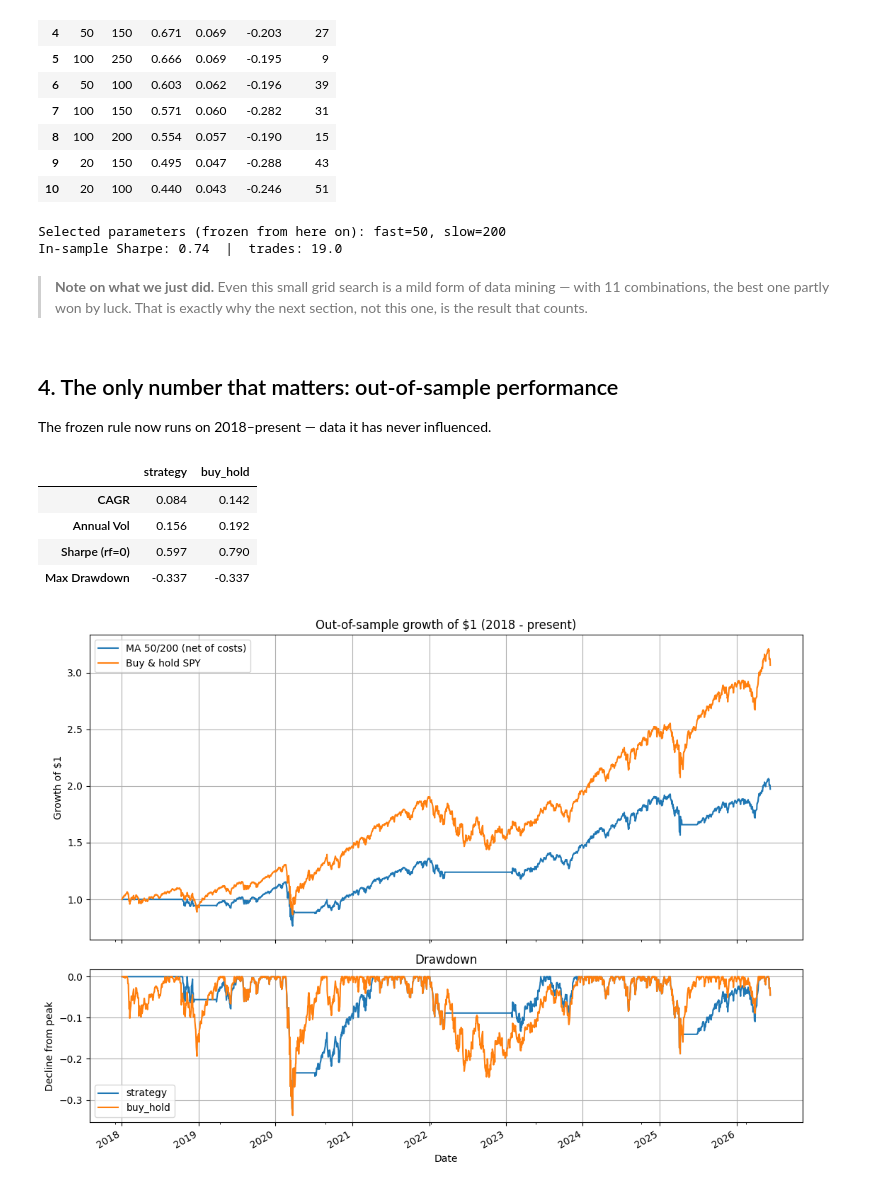
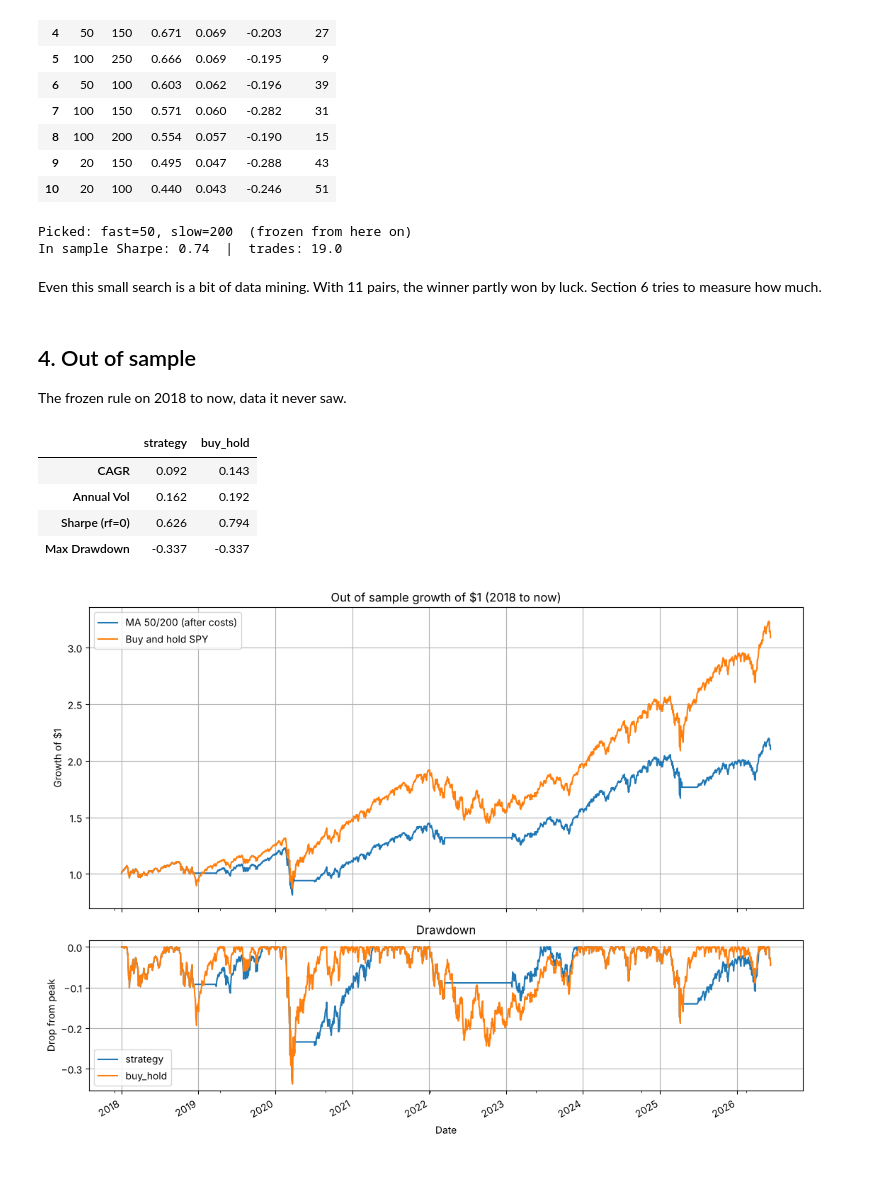
Before and after one commit to MatinNikoo/momentum-backtest, a Jupyter notebook: backtest.ipynb, the cells around one changed output. Cells and saved outputs as stored; diff of their text form; code cells hidden in the pictures.

```diff
--- a/backtest.ipynb
+++ b/backtest.ipynb
@@ -100,47 +87,46 @@ grid.round(3)
 # %%
 best = grid.iloc[0]
 FAST, SLOW = int(best["fast"]), int(best["slow"])
-print(f"Selected parameters (frozen from here on): fast={FAST}, slow={SLOW}")
-print(f"In-sample Sharpe: {best['sharpe']:.2f}  |  trades: {best['trades']}")
+print(f"Picked: fast={FAST}, slow={SLOW}  (frozen from here on)")
+print(f"In sample Sharpe: {best['sharpe']:.2f}  |  trades: {best['trades']}")
 # %% [output]
-Selected parameters (frozen from here on): fast=50, slow=200
-In-sample Sharpe: 0.74  |  trades: 19.0
+Picked: fast=50, slow=200  (frozen from here on)
+In sample Sharpe: 0.74  |  trades: 19.0
-# %% [markdown]
-> **Note on what we just did.** Even this small grid search is a mild form of
-> data mining — with 11 combinations, the best one partly won by luck. That is
-> exactly why the next section, not this one, is the result that counts.
+# %% [markdown]
+Even this small search is a bit of data mining. With 11 pairs, the winner partly won by luck. Section 6 tries to measure how much.
 # %% [markdown]
-## 4. The only number that matters: out-of-sample performance
+## 4. Out of sample
 
-The frozen rule now runs on 2018–present — data it has never influenced.
+The frozen rule on 2018 to now, data it never saw.
 # %%
-pos_oos = bc.ma_crossover_positions(out_sample, FAST, SLOW)
-results_oos = bc.run_backtest(out_sample, pos_oos, cost_bps=COST_BPS)
+pos_full = bc.ma_crossover_positions(prices, FAST, SLOW)      # warmed up on all history
+results_full = bc.run_backtest(prices, pos_full, cost_bps=COST_BPS)
+
+results_oos = results_full[results_full.index >= SPLIT_DATE]
+results_ins = results_full[results_full.index <  SPLIT_DATE]
+pos_oos = pos_full[pos_full.index >= SPLIT_DATE]
 
 summary_oos = bc.summarize(results_oos)
 summary_oos.round(3)
 # %% [output]
 |  | strategy | buy_hold |
-| CAGR | 0.084 | 0.142 |
-| Annual Vol | 0.156 | 0.192 |
-| Sharpe (rf=0) | 0.597 | 0.790 |
+| CAGR | 0.092 | 0.143 |
+| Annual Vol | 0.162 | 0.192 |
+| Sharpe (rf=0) | 0.626 | 0.794 |
 | Max Drawdown | -0.337 | -0.337 |
 # %%
 equity = (1 + results_oos).cumprod()
 
 fig, axes = plt.subplots(2, 1, figsize=(11, 8), sharex=True,
                          gridspec_kw={"height_ratios": [2, 1]})
-
-equity["strategy"].plot(ax=axes[0], label=f"MA {FAST}/{SLOW} (net of costs)")
-equity["buy_hold"].plot(ax=axes[0], label="Buy & hold SPY")
-axes[0].set_title("Out-of-sample growth of $1 (2018 - present)")
+equity["strategy"].plot(ax=axes[0], label=f"MA {FAST}/{SLOW} (after costs)")
+equity["buy_hold"].plot(ax=axes[0], label="Buy and hold SPY")
+axes[0].set_title("Out of sample growth of $1 (2018 to now)")
 axes[0].set_ylabel("Growth of $1"); axes[0].legend()
-
 for col in equity:
-    dd = equity[col] / equity[col].cummax() - 1
-    dd.plot(ax=axes[1], label=col)
-axes[1].set_title("Drawdown"); axes[1].set_ylabel("Decline from peak"); axes[1].legend()
+    (equity[col] / equity[col].cummax() - 1).plot(ax=axes[1], label=col)
+axes[1].set_title("Drawdown"); axes[1].set_ylabel("Drop from peak"); axes[1].legend()
 plt.tight_layout(); plt.show()
 # %% [output]
-[figure, old version]
+[figure, new version]
 # %%
```
Also changed, not shown: parts of 26 cells of this notebook, 9 other files.
